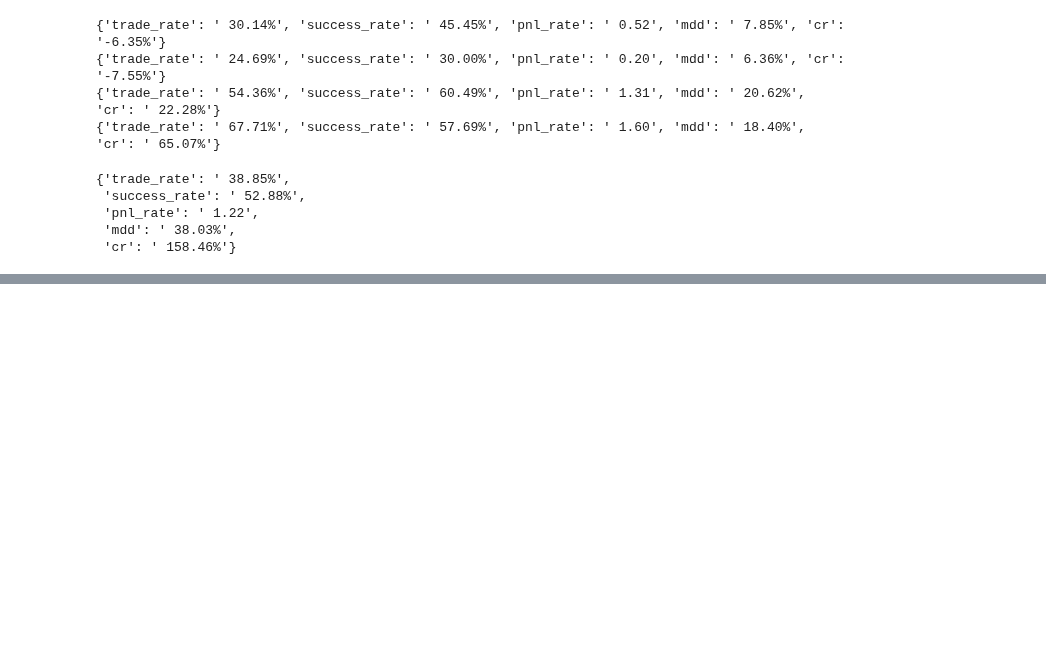
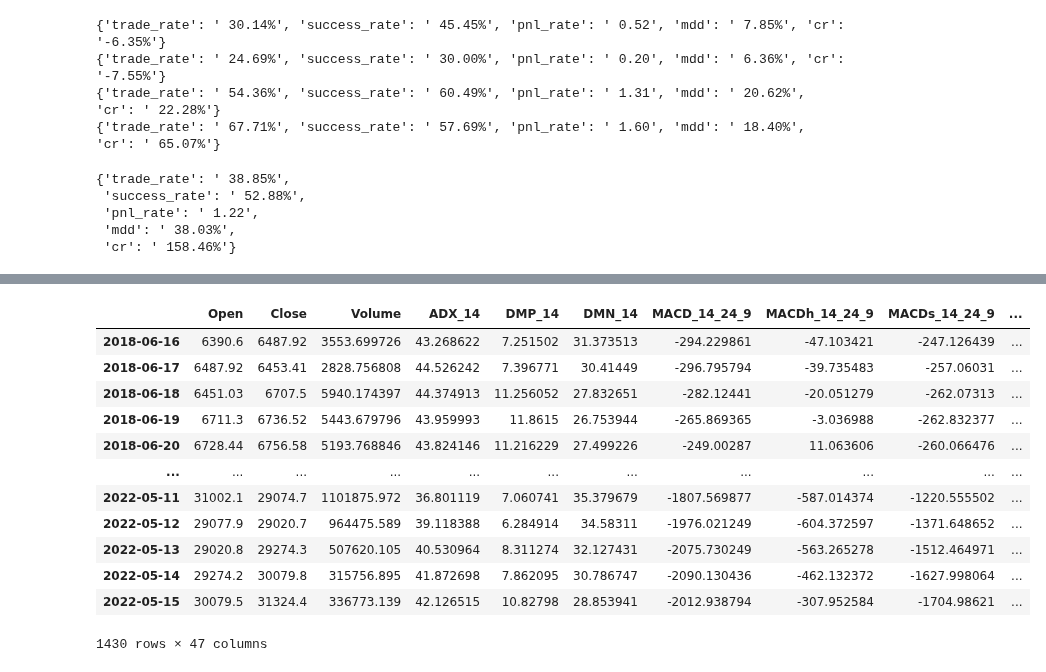
Before and after one commit to happysms/RuleBase-VS-TimeSeries-Algorithm, a Jupyter notebook: Model/LinearRegression/linear_regression_ Export.ipynb, the cells around one changed output, grey strips where cells are left out. Drawn from its saved outputs; the diff is of its cells as text; code cells hidden in the pictures; blank space fills up the shorter version.

```diff
--- a/Model/LinearRegression/linear_regression_ Export.ipynb
+++ b/Model/LinearRegression/linear_regression_ Export.ipynb
@@ -1035,0 +1422,17 @@ def backtest_ma_and_rsi_and_noise(test_df):
+# %%
+day500["Datetime"] = day500.index
+create_csv_using_only_best_model(day500, "LR", 500, df)
+# %% [output]
+|  | Open | Close | Volume | ADX_14 | DMP_14 | DMN_14 | MACD_14_24_9 | MACDh_14_24_9 | MACDs_14_24_9 | ... |
+| 2018-06-16 | 6390.6 | 6487.92 | 3553.699726 | 43.268622 | 7.251502 | 31.373513 | -294.229861 | -47.103421 | -247.126439 | ... |
+| 2018-06-17 | 6487.92 | 6453.41 | 2828.756808 | 44.526242 | 7.396771 | 30.41449 | -296.795794 | -39.735483 | -257.06031 | ... |
+| 2018-06-18 | 6451.03 | 6707.5 | 5940.174397 | 44.374913 | 11.256052 | 27.832651 | -282.12441 | -20.051279 | -262.07313 | ... |
+| 2018-06-19 | 6711.3 | 6736.52 | 5443.679796 | 43.959993 | 11.8615 | 26.753944 | -265.869365 | -3.036988 | -262.832377 | ... |
+| 2018-06-20 | 6728.44 | 6756.58 | 5193.768846 | 43.824146 | 11.216229 | 27.499226 | -249.00287 | 11.063606 | -260.066476 | ... |
+| ... | ... | ... | ... | ... | ... | ... | ... | ... | ... | ... |
+| 2022-05-11 | 31002.1 | 29074.7 | 1101875.972 | 36.801119 | 7.060741 | 35.379679 | -1807.569877 | -587.014374 | -1220.555502 | ... |
+| 2022-05-12 | 29077.9 | 29020.7 | 964475.589 | 39.118388 | 6.284914 | 34.58311 | -1976.021249 | -604.372597 | -1371.648652 | ... |
+| 2022-05-13 | 29020.8 | 29274.3 | 507620.105 | 40.530964 | 8.311274 | 32.127431 | -2075.730249 | -563.265278 | -1512.464971 | ... |
+| 2022-05-14 | 29274.2 | 30079.8 | 315756.895 | 41.872698 | 7.862095 | 30.786747 | -2090.130436 | -462.132372 | -1627.998064 | ... |
+| 2022-05-15 | 30079.5 | 31324.4 | 336773.139 | 42.126515 | 10.82798 | 28.853941 | -2012.938794 | -307.952584 | -1704.98621 | ... |
+1430 rows × 47 columns
```
Also changed, not shown: parts of 7 cells of this notebook.
